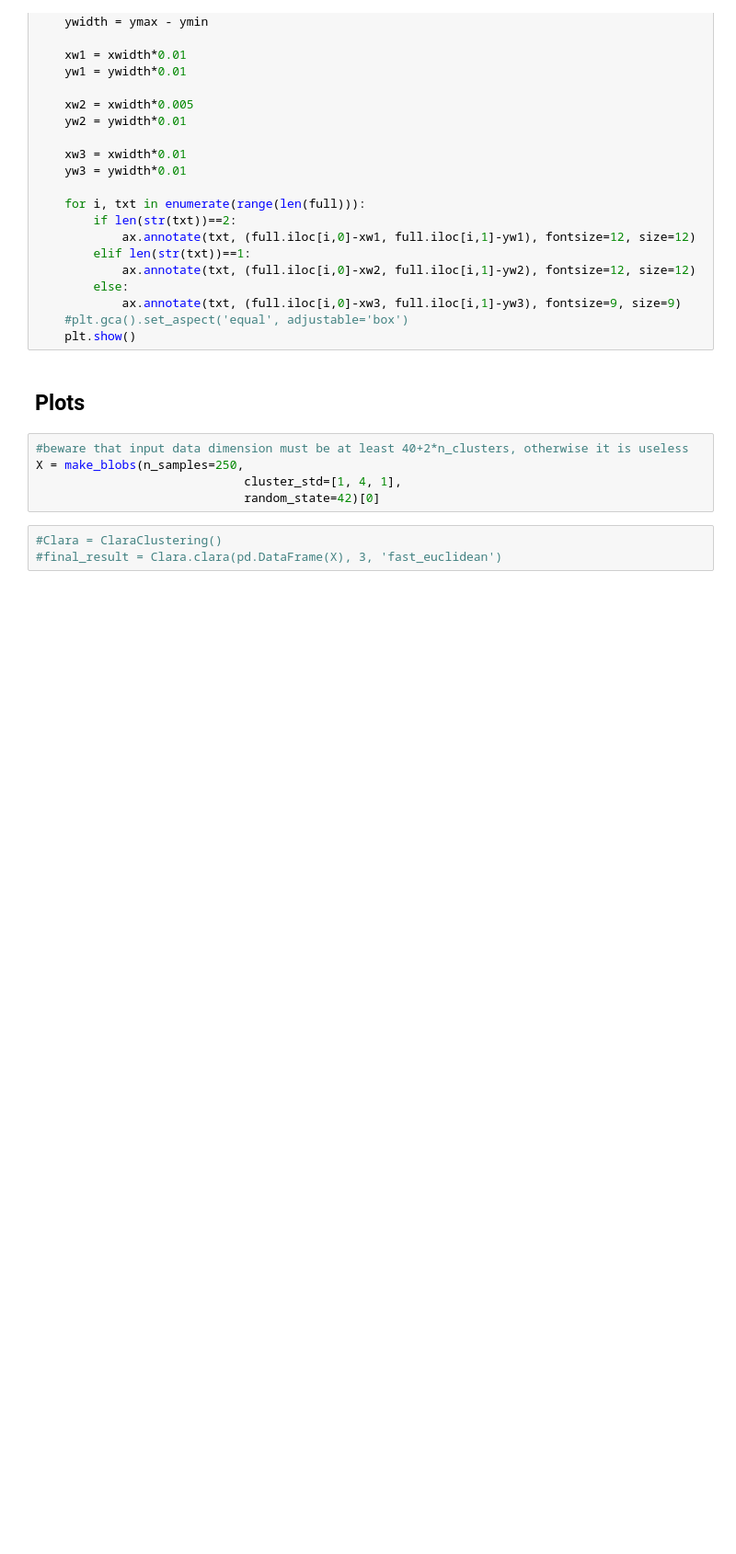
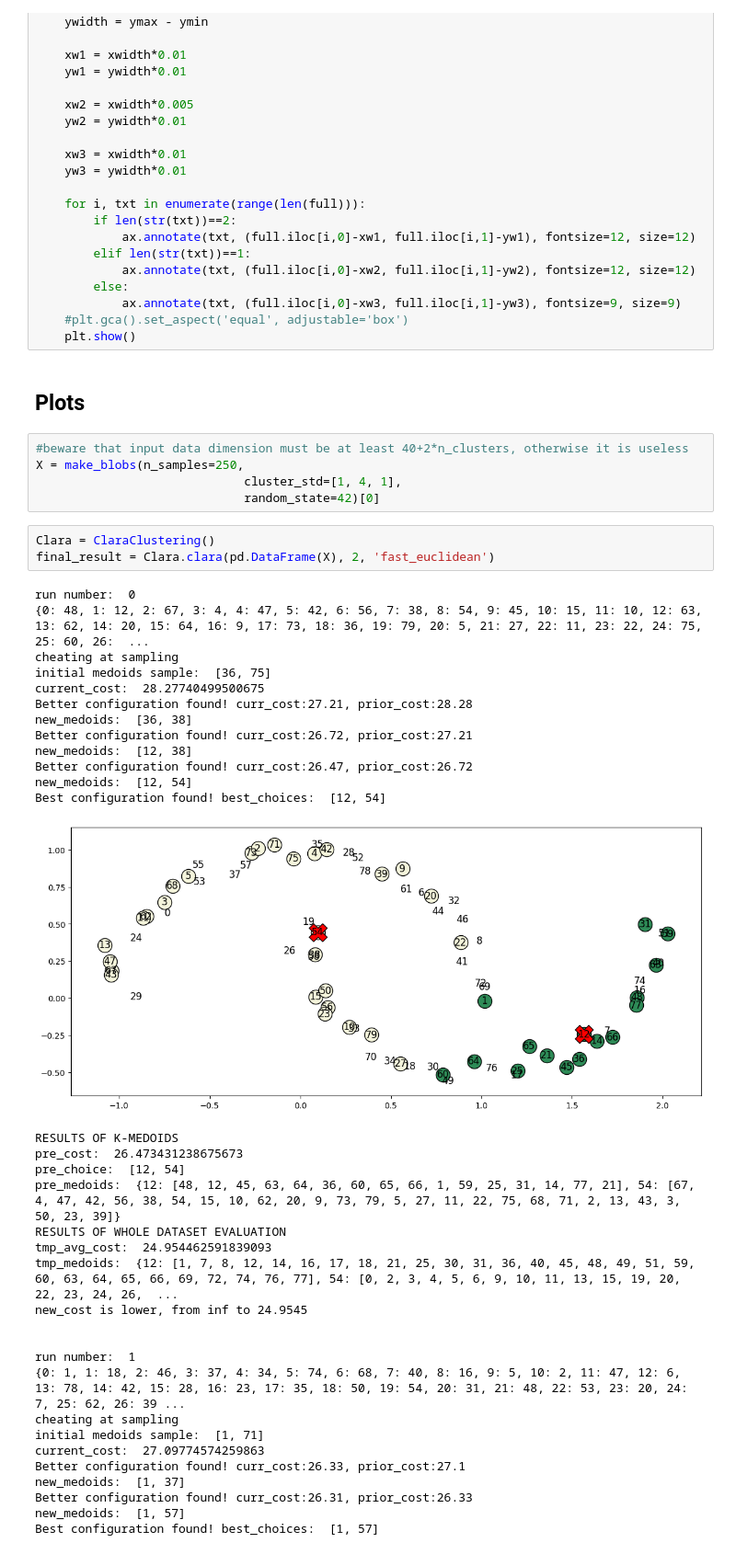
Before and after one commit to guglielmosanchini/ClustViz, a Jupyter notebook: Clustering_visualization_notebook.ipynb, the cells around one changed output. Shown at 92% size. Saved outputs shown, nothing was run; the diff lists cells and outputs as text; blank space fills up the shorter version.

```diff
--- a/Clustering_visualization_notebook.ipynb
+++ b/Clustering_visualization_notebook.ipynb
@@ -3737,5 +3737,39 @@ X = make_blobs(n_samples=250,
                              cluster_std=[1, 4, 1],
                              random_state=42)[0]
 # %%
-#Clara = ClaraClustering()
-#final_result = Clara.clara(pd.DataFrame(X), 3, 'fast_euclidean')
+Clara = ClaraClustering()
+final_result = Clara.clara(pd.DataFrame(X), 2, 'fast_euclidean')
+# %% [output]
+run number:  0
+{0: 48, 1: 12, 2: 67, 3: 4, 4: 47, 5: 42, 6: 56, 7: 38, 8: 54, 9: 45, 10: 15, 11: 10, 12: 63, 13: 62, 14: 20, 15: 64, 16: 9, 17: 73, 18: 36, 19: 79, 20: 5, 21: 27, 22: 11, 23: 22, 24: 75, 25: 60, 26:  ...
+cheating at sampling
+initial medoids sample:  [36, 75]
+current_cost:  28.27740499500675
+Better configuration found! curr_cost:27.21, prior_cost:28.28
+new_medoids:  [36, 38]
+Better configuration found! curr_cost:26.72, prior_cost:27.21
+new_medoids:  [12, 38]
+Better configuration found! curr_cost:26.47, prior_cost:26.72
+new_medoids:  [12, 54]
+Best configuration found! best_choices:  [12, 54]
+[figure, added]
+RESULTS OF K-MEDOIDS
+pre_cost:  26.473431238675673
+pre_choice:  [12, 54]
+pre_medoids:  {12: [48, 12, 45, 63, 64, 36, 60, 65, 66, 1, 59, 25, 31, 14, 77, 21], 54: [67, 4, 47, 42, 56, 38, 54, 15, 10, 62, 20, 9, 73, 79, 5, 27, 11, 22, 75, 68, 71, 2, 13, 43, 3, 50, 23, 39]}
+RESULTS OF WHOLE DATASET EVALUATION
+tmp_avg_cost:  24.954462591839093
+tmp_medoids:  {12: [1, 7, 8, 12, 14, 16, 17, 18, 21, 25, 30, 31, 36, 40, 45, 48, 49, 51, 59, 60, 63, 64, 65, 66, 69, 72, 74, 76, 77], 54: [0, 2, 3, 4, 5, 6, 9, 10, 11, 13, 15, 19, 20, 22, 23, 24, 26,  ...
+new_cost is lower, from inf to 24.9545
+
+
+run number:  1
+{0: 1, 1: 18, 2: 46, 3: 37, 4: 34, 5: 74, 6: 68, 7: 40, 8: 16, 9: 5, 10: 2, 11: 47, 12: 6, 13: 78, 14: 42, 15: 28, 16: 23, 17: 35, 18: 50, 19: 54, 20: 31, 21: 48, 22: 53, 23: 20, 24: 7, 25: 62, 26: 39 ...
+cheating at sampling
+initial medoids sample:  [1, 71]
+current_cost:  27.09774574259863
+Better configuration found! curr_cost:26.33, prior_cost:27.1
+new_medoids:  [1, 37]
+Better configuration found! curr_cost:26.31, prior_cost:26.33
+new_medoids:  [1, 57]
+Best configuration found! best_choices:  [1, 57]
```
Also changed, not shown: parts of 1 cell of this notebook, 4 other files.
